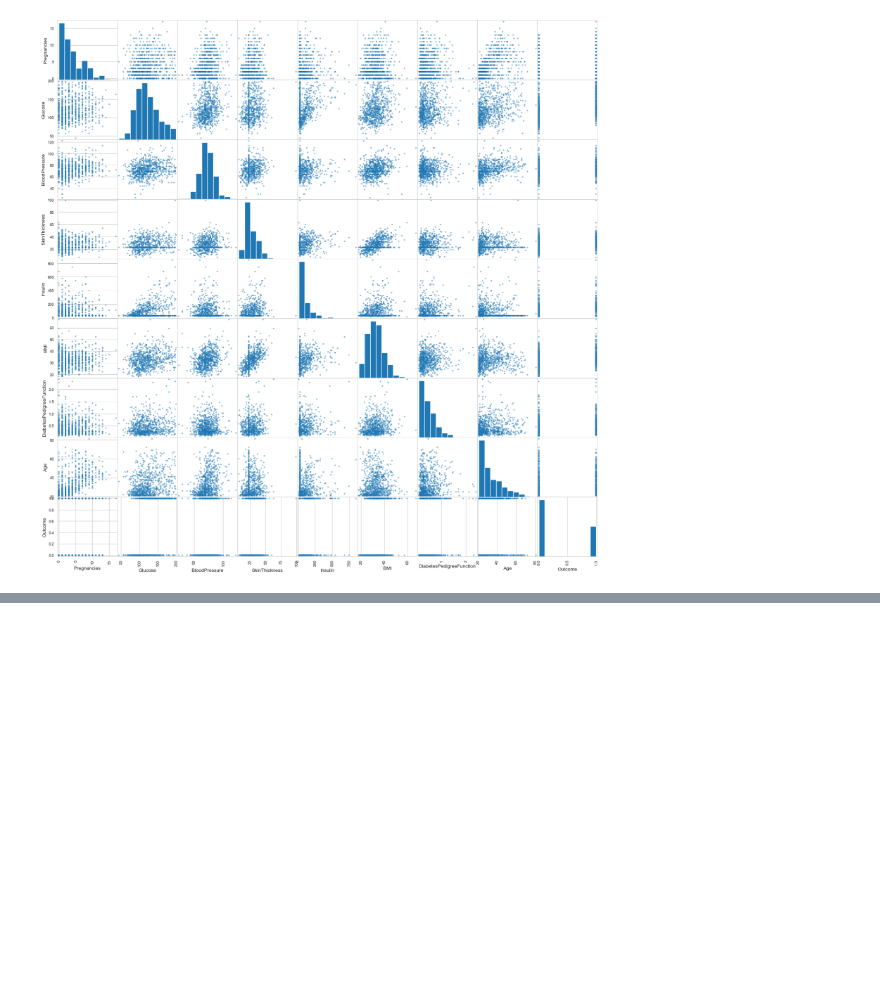
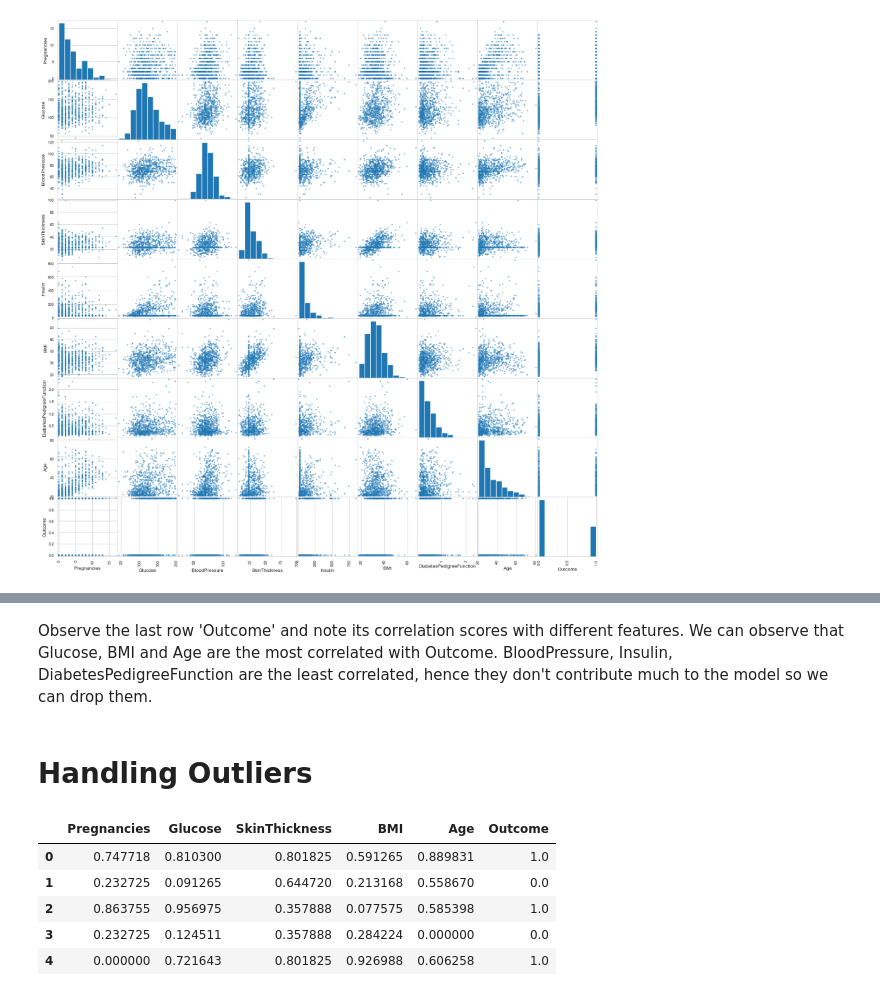
Before and after one commit to keithmmc/dataprojects, a Jupyter notebook: diabetes.ipynb, the cells around one changed output, grey strips where cells are left out. Saved outputs shown, nothing was run; the diff lists cells and outputs as text; code cells hidden in the pictures; blank space fills up the shorter version.

```diff
--- a/diabetes.ipynb
+++ b/diabetes.ipynb
@@ -160,0 +169,20 @@ array([[<Axes: xlabel='Pregnancies', ylabel='Pregnancies'>,
+# %% [markdown]
+Observe the last row 'Outcome' and note its correlation scores with different features. We can observe that Glucose, BMI and Age are the most correlated with Outcome. BloodPressure, Insulin, DiabetesPedigreeFunction are the least correlated, hence they don't contribute much to the model so we can drop them.
+# %% [markdown]
+# Handling Outliers
+# %%
+from sklearn.preprocessing import QuantileTransformer
+x=df_selected
+quantile  = QuantileTransformer()
+X = quantile.fit_transform(x)
+df_new=quantile.transform(X)
+df_new=pd.DataFrame(X)
+df_new.columns =['Pregnancies', 'Glucose','SkinThickness','BMI','Age','Outcome']
+df_new.head()
+# %% [output]
+|  | Pregnancies | Glucose | SkinThickness | BMI | Age | Outcome |
+| 0 | 0.747718 | 0.810300 | 0.801825 | 0.591265 | 0.889831 | 1.0 |
+| 1 | 0.232725 | 0.091265 | 0.644720 | 0.213168 | 0.558670 | 0.0 |
+| 2 | 0.863755 | 0.956975 | 0.357888 | 0.077575 | 0.585398 | 1.0 |
+| 3 | 0.232725 | 0.124511 | 0.357888 | 0.284224 | 0.000000 | 0.0 |
+| 4 | 0.000000 | 0.721643 | 0.801825 | 0.926988 | 0.606258 | 1.0 |
```
Also changed, not shown: parts of 3 cells of this notebook.
